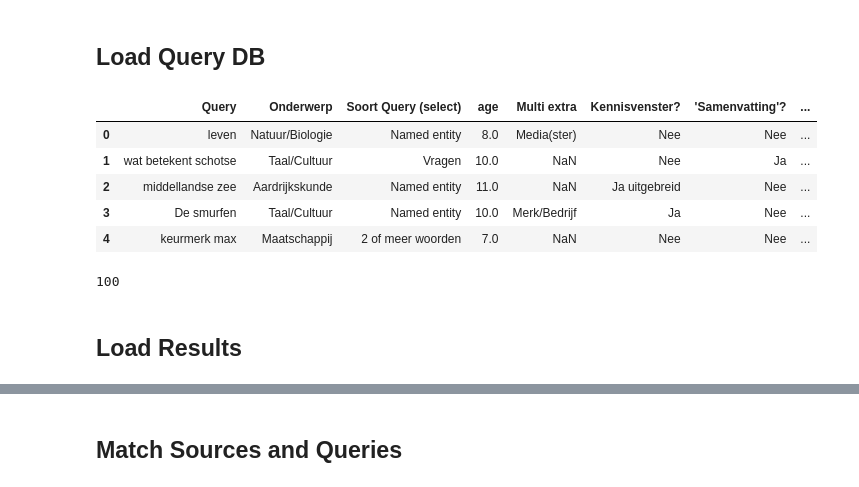
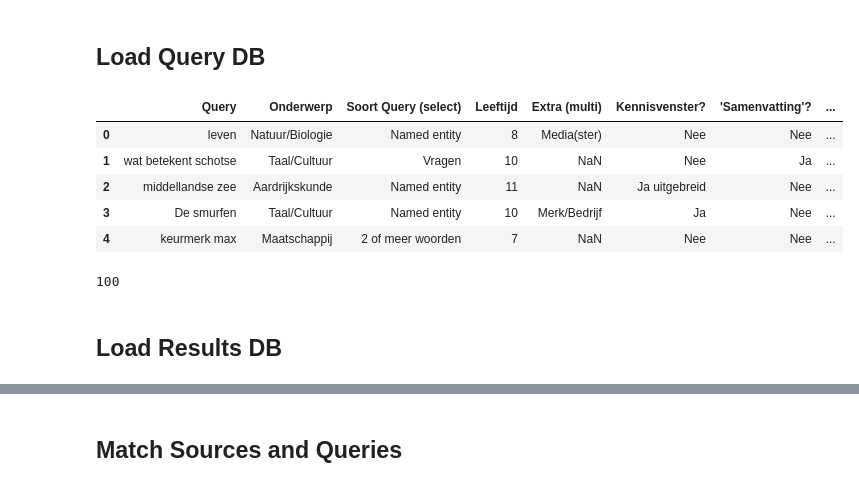
Before and after one commit to SlimZoeken/100queries, a Jupyter notebook: notebooks/analysis.ipynb, the cells around one changed output, grey strips where cells are left out. Drawn from its saved outputs; the diff is of its cells as text; code cells hidden in the pictures.

```diff
--- a/notebooks/analysis.ipynb
+++ b/notebooks/analysis.ipynb
@@ -67,7 +59,7 @@ sources.head()
 ## Load Query DB
 # %%
 QUERY_DIR = DATA_DIR / Path(
-    "cfa63dc5-5782-4ec0-8b91-fe11ca365da8_Export-55440095-ee9b-443a-815c-3e859aa30db4/Query DB 01 5a4aec0449af4acc87a45c19be574353"
+    "b1e0c36a-e9d4-49b1-8b6b-2363200e535b_Export-6745f4f4-da35-4e86-9305-61aebe65f565/Query DB 01 5a4aec0449af4acc87a45c19be574353"
 )
 assert QUERY_DIR.is_dir()
 
@@ -76,24 +68,24 @@ assert QUERY_FILE.is_file()
 # %%
 all_queries = pd.read_csv(QUERY_FILE)
 
 queries = (
-    all_queries[all_queries["ok"] == "Yes"]
+    all_queries[all_queries["OK-100"] == "Yes"]
     .drop(["Created time"], axis=1)
     .astype({"Query": pd.StringDtype()})
 )
 queries.head()
 # %% [output]
-|  | Query | Onderwerp | Soort Query (select) | age | Multi extra | Kennisvenster? | 'Samenvatting'? | ... |
-| 0 | leven | Natuur/Biologie | Named entity | 8.0 | Media(ster) | Nee | Nee | ... |
-| 1 | wat betekent schotse | Taal/Cultuur | Vragen | 10.0 | NaN | Nee | Ja | ... |
-| 2 | middellandse zee | Aardrijkskunde | Named entity | 11.0 | NaN | Ja uitgebreid | Nee | ... |
-| 3 | De smurfen | Taal/Cultuur | Named entity | 10.0 | Merk/Bedrijf | Ja | Nee | ... |
-| 4 | keurmerk max | Maatschappij | 2 of meer woorden | 7.0 | NaN | Nee | Nee | ... |
+|  | Query | Onderwerp | Soort Query (select) | Leeftijd | Extra (multi) | Kennisvenster? | 'Samenvatting'? | ... |
+| 0 | leven | Natuur/Biologie | Named entity | 8 | Media(ster) | Nee | Nee | ... |
+| 1 | wat betekent schotse | Taal/Cultuur | Vragen | 10 | NaN | Nee | Ja | ... |
+| 2 | middellandse zee | Aardrijkskunde | Named entity | 11 | NaN | Ja uitgebreid | Nee | ... |
+| 3 | De smurfen | Taal/Cultuur | Named entity | 10 | Merk/Bedrijf | Ja | Nee | ... |
+| 4 | keurmerk max | Maatschappij | 2 of meer woorden | 7 | NaN | Nee | Nee | ... |
 # %%
 len(queries)
 # %% [output]
 100
 # %% [markdown]
-## Load Results
+## Load Results DB
 # %%
 RESULTS_DIR = DATA_DIR / Path(
```
Also changed, not shown: parts of 13 cells of this notebook.
